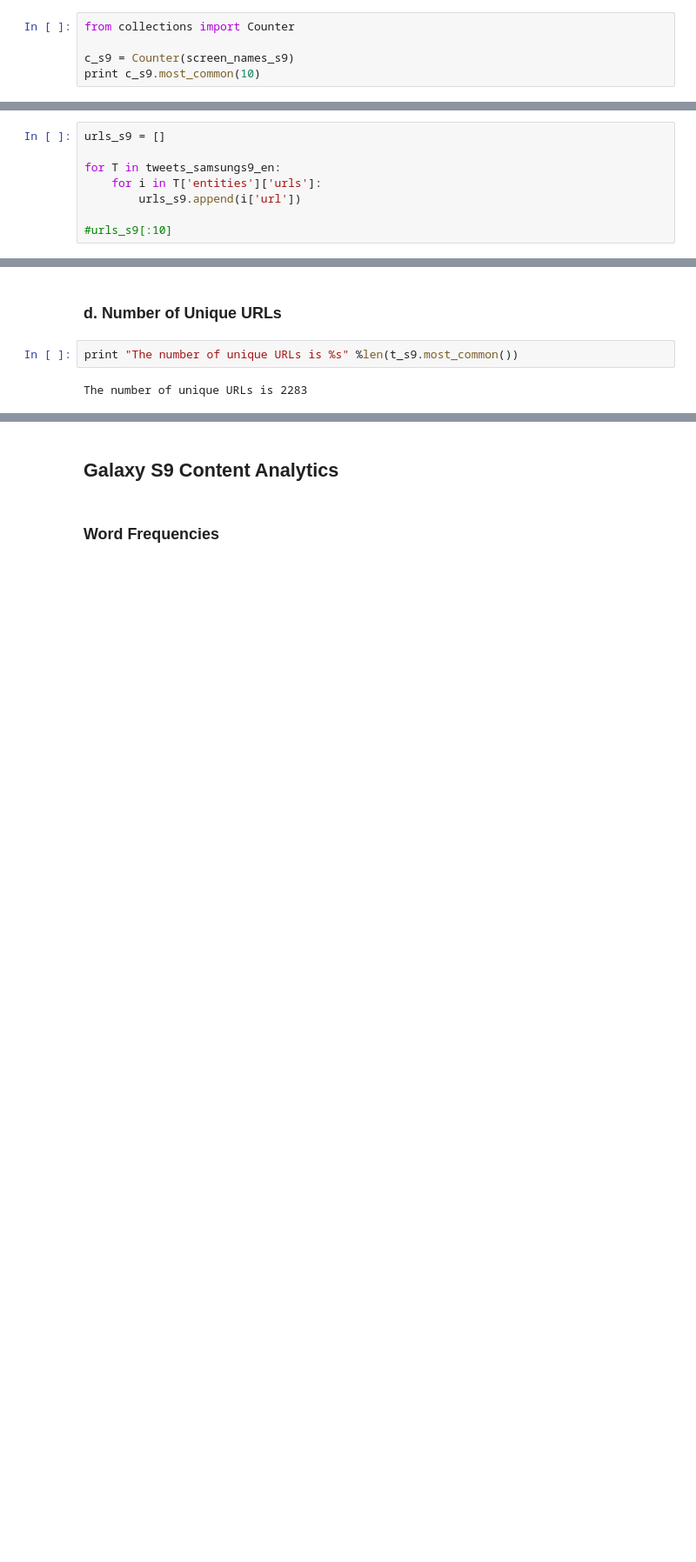
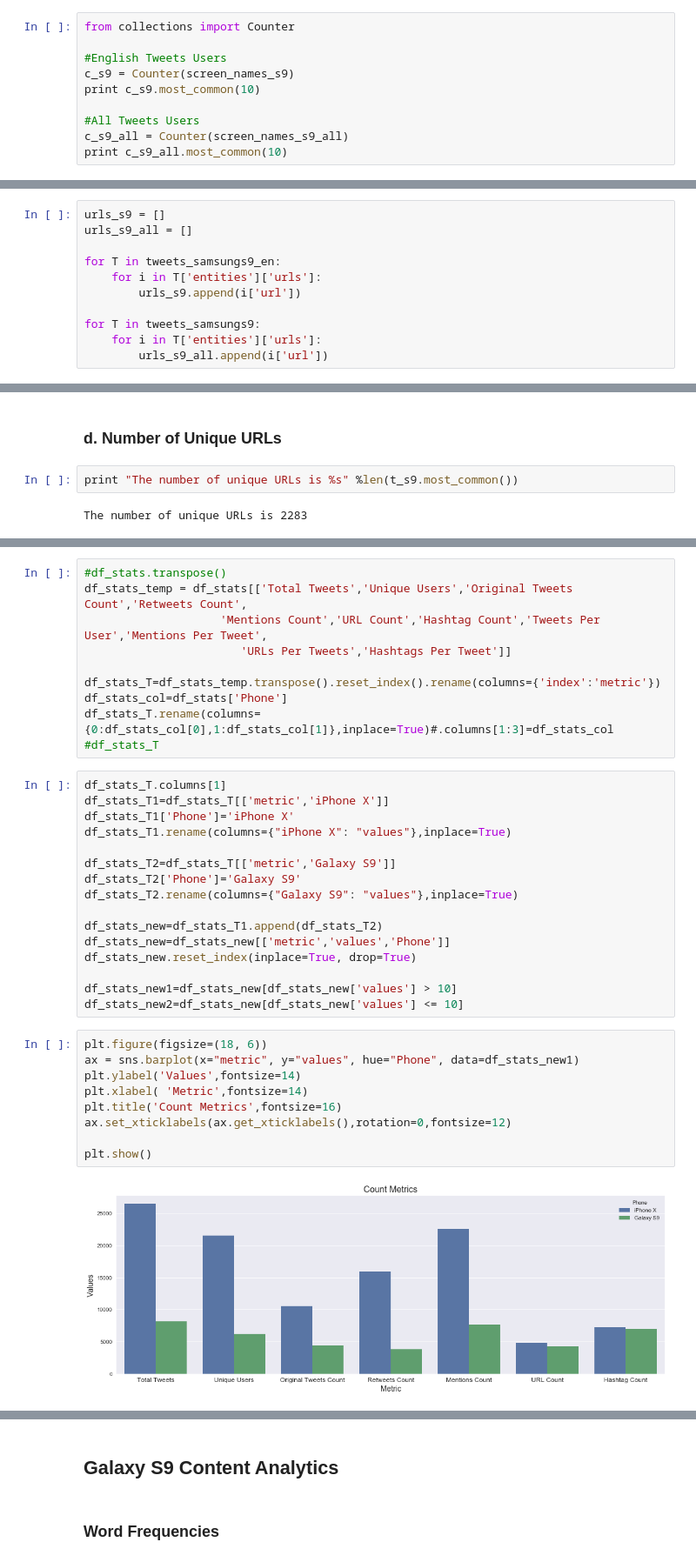
Before and after one commit to kevinbsc/FinalProject, a Jupyter notebook: TwitterIphoneSamsung_Analytics.ipynb, the cells around one changed output, grey strips where cells are left out. Shown at 87% size. Cells and saved outputs as stored; diff of their text form; blank space fills up the shorter version.

Commit message:
Ran notebook to refresh plots.  Added comparison metric plots

```diff
--- a/TwitterIphoneSamsung_Analytics.ipynb
+++ b/TwitterIphoneSamsung_Analytics.ipynb
@@ -1106,7 +1232,12 @@ The average number of mentions per tweet: 0.91
 # %%
 from collections import Counter
 
+#English Tweets Users
 c_s9 = Counter(screen_names_s9)
 print c_s9.most_common(10)
+
+#All Tweets Users
+c_s9_all = Counter(screen_names_s9_all)
+print c_s9_all.most_common(10)
 # %% [output]
 [(u'KhuyenHang', 133), (u'Phonemarket_', 37), (u'victorkuteb', 33), (u'Chloevitlay', 25), (u'leenalokesh', 23), (u'Maradalona', 23), (u'mabelmenon', 22), (u'harper20181', 22), (u'julliejames5', 21), ( ...
@@ -1257,10 +1396,13 @@ Unfortunately, the location designated by users varies widely so it's difficult
 ## Galaxy S9 URL Metrics
 # %%
 urls_s9 = []
+urls_s9_all = []
 
 for T in tweets_samsungs9_en:
     for i in T['entities']['urls']:
         urls_s9.append(i['url'])
 
-#urls_s9[:10]
+for T in tweets_samsungs9:
+    for i in T['entities']['urls']:
+        urls_s9_all.append(i['url'])
 # %%
@@ -1328,0 +1502,37 @@ The number of unique URLs is 2283
+# %%
+#df_stats.transpose()
+df_stats_temp = df_stats[['Total Tweets','Unique Users','Original Tweets Count','Retweets Count',
+                    'Mentions Count','URL Count','Hashtag Count','Tweets Per User','Mentions Per Tweet',
+                       'URLs Per Tweets','Hashtags Per Tweet']]
+
+df_stats_T=df_stats_temp.transpose().reset_index().rename(columns={'index':'metric'})
+df_stats_col=df_stats['Phone']
+df_stats_T.rename(columns={0:df_stats_col[0],1:df_stats_col[1]},inplace=True)#.columns[1:3]=df_stats_col
+#df_stats_T
+# %%
+df_stats_T.columns[1]
+df_stats_T1=df_stats_T[['metric','iPhone X']]
+df_stats_T1['Phone']='iPhone X'
+df_stats_T1.rename(columns={"iPhone X": "values"},inplace=True)
+
+df_stats_T2=df_stats_T[['metric','Galaxy S9']]
+df_stats_T2['Phone']='Galaxy S9'
+df_stats_T2.rename(columns={"Galaxy S9": "values"},inplace=True)
+
+df_stats_new=df_stats_T1.append(df_stats_T2)
+df_stats_new=df_stats_new[['metric','values','Phone']]
+df_stats_new.reset_index(inplace=True, drop=True)
+
+df_stats_new1=df_stats_new[df_stats_new['values'] > 10]
+df_stats_new2=df_stats_new[df_stats_new['values'] <= 10]
+# %%
+plt.figure(figsize=(18, 6))
+ax = sns.barplot(x="metric", y="values", hue="Phone", data=df_stats_new1)
+plt.ylabel('Values',fontsize=14)
+plt.xlabel( 'Metric',fontsize=14)
+plt.title('Count Metrics',fontsize=16)
+ax.set_xticklabels(ax.get_xticklabels(),rotation=0,fontsize=12)
+
+plt.show()
+# %% [output]
+[figure, added]
```
Also changed, not shown: parts of 45 cells of this notebook.
